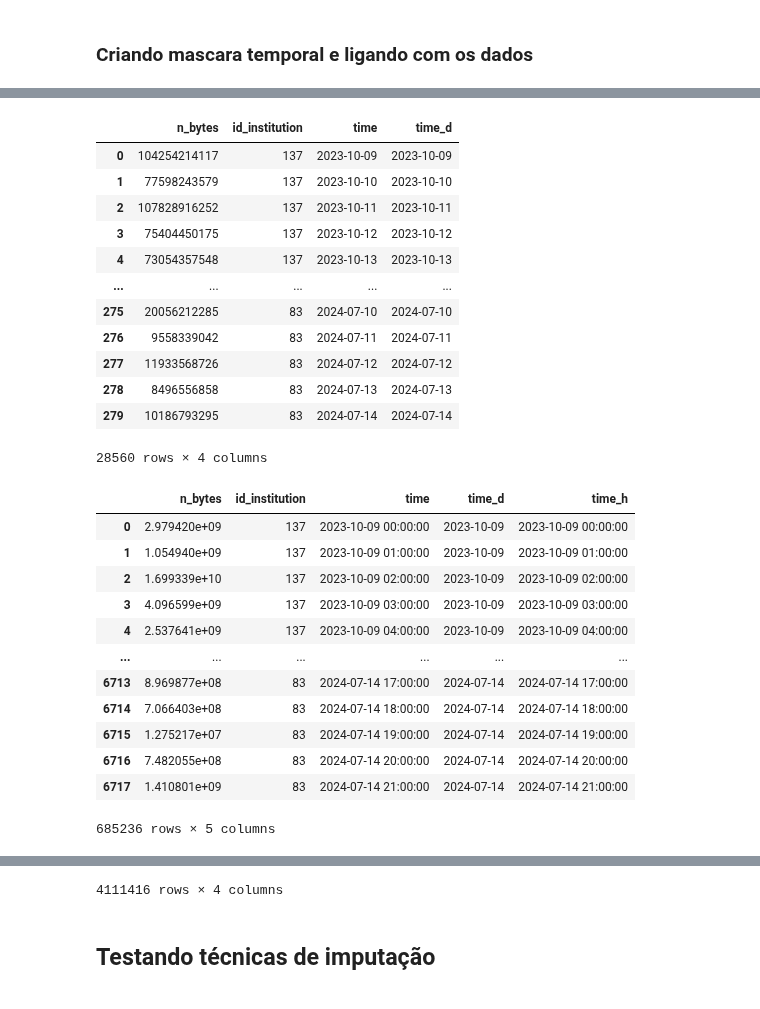
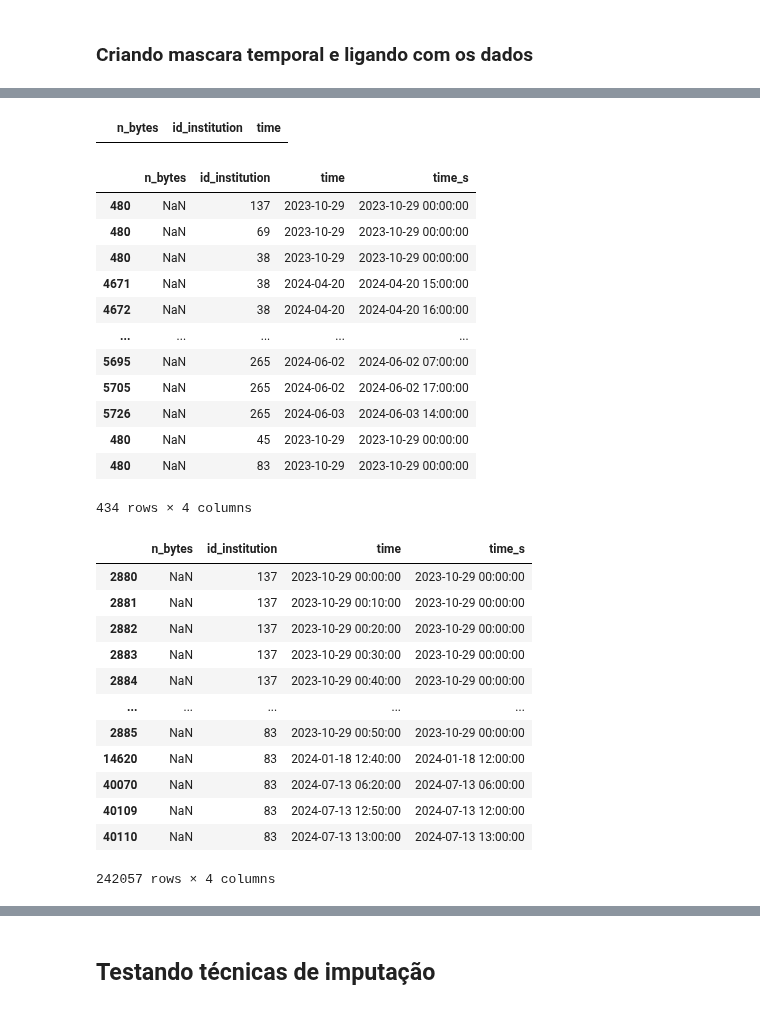
Before and after one commit to LarcesUece/GRANULARITY-PREDICTION, a Jupyter notebook: src/notebooks/time.ipynb, the cells around one changed output, grey strips where cells are left out. Drawn from its saved outputs; the diff is of its cells as text; code cells hidden in the pictures.

```diff
--- a/src/notebooks/time.ipynb
+++ b/src/notebooks/time.ipynb
@@ -5,11 +5,10 @@
 # %%
 import pandas as pd
 import polars as pl
-pl.enable_string_cache()
-pd.set_option('future.no_silent_downcasting', True)
 import glob
 import os
 import joblib
 from funcoes_de_tratamento import *
 import matplotlib.pyplot as plt
 from time import perf_counter
+import joblib
@@ -357,7 +267,6 @@ display(df_10min)
 # %%
-df_day["time_d"] = df_day["time"].dt.date
-df_hour["time_d"] = df_hour["time"].dt.date
-df_hour["time_h"] = pd.to_datetime(pd.DataFrame(
+df_day["time"] = df_day["time"].dt.date
+df_hour["time_s"] = pd.to_datetime(pd.DataFrame(
         {
             "year": df_hour["time"].dt.year.astype("int"),
             "month": df_hour["time"].dt.month.astype("int"),
@@ -370,7 +279,9 @@ df_hour["time_h"] = pd.to_datetime(pd.DataFrame(
     )
 )
 
-df_10min["time_h"] = pd.to_datetime(pd.DataFrame(
+df_hour["time"] = df_hour["time"].dt.date
+
+df_10min["time_s"] = pd.to_datetime(pd.DataFrame(
         {
             "year": df_10min["time"].dt.year.astype("int"),
             "month": df_10min["time"].dt.month.astype("int"),
@@ -383,33 +294,34 @@ df_10min["time_h"] = pd.to_datetime(pd.DataFrame(
     )
 )
 # %%
-display(df_day)
-display(df_hour)
-display(df_10min)
+display(df_day[df_day["n_bytes"].isna()])
+display(df_hour[df_hour["n_bytes"].isna()])
+display(df_10min[df_10min["n_bytes"].isna()])
 # %% [output]
-|  | n_bytes | id_institution | time | time_d |
-| 0 | 104254214117 | 137 | 2023-10-09 | 2023-10-09 |
-| 1 | 77598243579 | 137 | 2023-10-10 | 2023-10-10 |
-| 2 | 107828916252 | 137 | 2023-10-11 | 2023-10-11 |
-| 3 | 75404450175 | 137 | 2023-10-12 | 2023-10-12 |
-| 4 | 73054357548 | 137 | 2023-10-13 | 2023-10-13 |
-| ... | ... | ... | ... | ... |
-| 275 | 20056212285 | 83 | 2024-07-10 | 2024-07-10 |
-| 276 | 9558339042 | 83 | 2024-07-11 | 2024-07-11 |
-| 277 | 11933568726 | 83 | 2024-07-12 | 2024-07-12 |
-| 278 | 8496556858 | 83 | 2024-07-13 | 2024-07-13 |
-| 279 | 10186793295 | 83 | 2024-07-14 | 2024-07-14 |
+|  | n_bytes | id_institution | time |
+|  | n_bytes | id_institution | time | time_s |
+| 480 | NaN | 137 | 2023-10-29 | 2023-10-29 00:00:00 |
+| 480 | NaN | 69 | 2023-10-29 | 2023-10-29 00:00:00 |
+| 480 | NaN | 38 | 2023-10-29 | 2023-10-29 00:00:00 |
+| 4671 | NaN | 38 | 2024-04-20 | 2024-04-20 15:00:00 |
+| 4672 | NaN | 38 | 2024-04-20 | 2024-04-20 16:00:00 |
+| ... | ... | ... | ... | ... |
+| 5695 | NaN | 265 | 2024-06-02 | 2024-06-02 07:00:00 |
+| 5705 | NaN | 265 | 2024-06-02 | 2024-06-02 17:00:00 |
+| 5726 | NaN | 265 | 2024-06-03 | 2024-06-03 14:00:00 |
+| 480 | NaN | 45 | 2023-10-29 | 2023-10-29 00:00:00 |
+| 480 | NaN | 83 | 2023-10-29 | 2023-10-29 00:00:00 |
-28560 rows × 4 columns
+434 rows × 4 columns
-|  | n_bytes | id_institution | time | time_d | time_h |
-| 0 | 2.979420e+09 | 137 | 2023-10-09 00:00:00 | 2023-10-09 | 2023-10-09 00:00:00 |
-| 1 | 1.054940e+09 | 137 | 2023-10-09 01:00:00 | 2023-10-09 | 2023-10-09 01:00:00 |
-| 2 | 1.699339e+10 | 137 | 2023-10-09 02:00:00 | 2023-10-09 | 2023-10-09 02:00:00 |
-| 3 | 4.096599e+09 | 137 | 2023-10-09 03:00:00 | 2023-10-09 | 2023-10-09 03:00:00 |
-| 4 | 2.537641e+09 | 137 | 2023-10-09 04:00:00 | 2023-10-09 | 2023-10-09 04:00:00 |
-| ... | ... | ... | ... | ... | ... |
-| 6713 | 8.969877e+08 | 83 | 2024-07-14 17:00:00 | 2024-07-14 | 2024-07-14 17:00:00 |
-| 6714 | 7.066403e+08 | 83 | 2024-07-14 18:00:00 | 2024-07-14 | 2024-07-14 18:00:00 |
-| 6715 | 1.275217e+07 | 83 | 2024-07-14 19:00:00 | 2024-07-14 | 2024-07-14 19:00:00 |
-| 6716 | 7.482055e+08 | 83 | 2024-07-14 20:00:00 | 2024-07-14 | 2024-07-14 20:00:00 |
-| 6717 | 1.410801e+09 | 83 | 2024-07-14 21:00:00 | 2024-07-14 | 2024-07-14 21:00:00 |
+|  | n_bytes | id_institution | time | time_s |
+| 2880 | NaN | 137 | 2023-10-29 00:00:00 | 2023-10-29 00:00:00 |
+| 2881 | NaN | 137 | 2023-10-29 00:10:00 | 2023-10-29 00:00:00 |
+| 2882 | NaN | 137 | 2023-10-29 00:20:00 | 2023-10-29 00:00:00 |
+| 2883 | NaN | 137 | 2023-10-29 00:30:00 | 2023-10-29 00:00:00 |
+| 2884 | NaN | 137 | 2023-10-29 00:40:00 | 2023-10-29 00:00:00 |
+| ... | ... | ... | ... | ... |
+| 2885 | NaN | 83 | 2023-10-29 00:50:00 | 2023-10-29 00:00:00 |
+| 14620 | NaN | 83 | 2024-01-18 12:40:00 | 2024-01-18 12:00:00 |
+| 40070 | NaN | 83 | 2024-07-13 06:20:00 | 2024-07-13 06:00:00 |
+| 40109 | NaN | 83 | 2024-07-13 12:50:00 | 2024-07-13 12:00:00 |
+| 40110 | NaN | 83 | 2024-07-13 13:00:00 | 2024-07-13 13:00:00 |
-685236 rows × 5 columns
+242057 rows × 4 columns
@@ -428,4 +328,3 @@ display(df_10min)
-4111416 rows × 4 columns
 # %%
 df_hour_ = df_hour.copy()
 del df_hour
```
Also changed, not shown: parts of 23 cells of this notebook, 4 other files.
